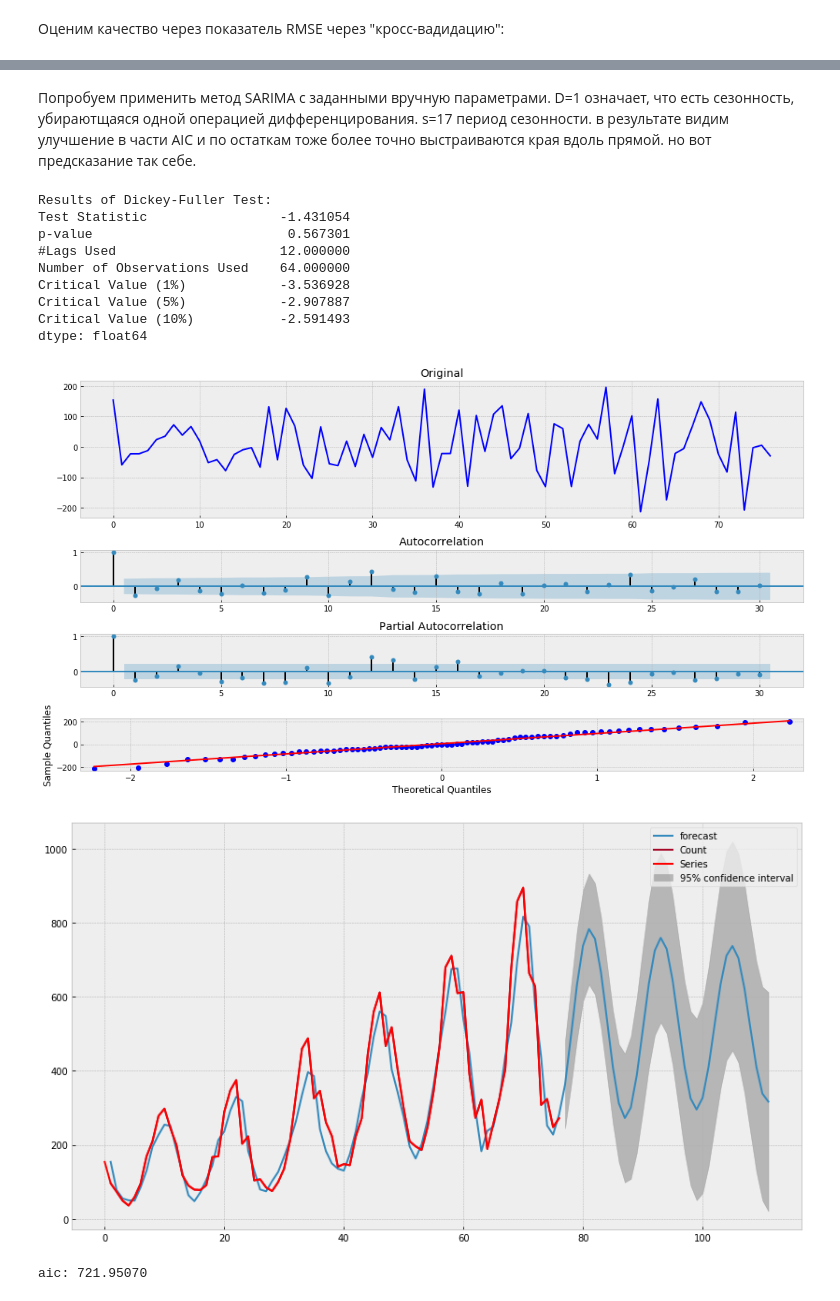
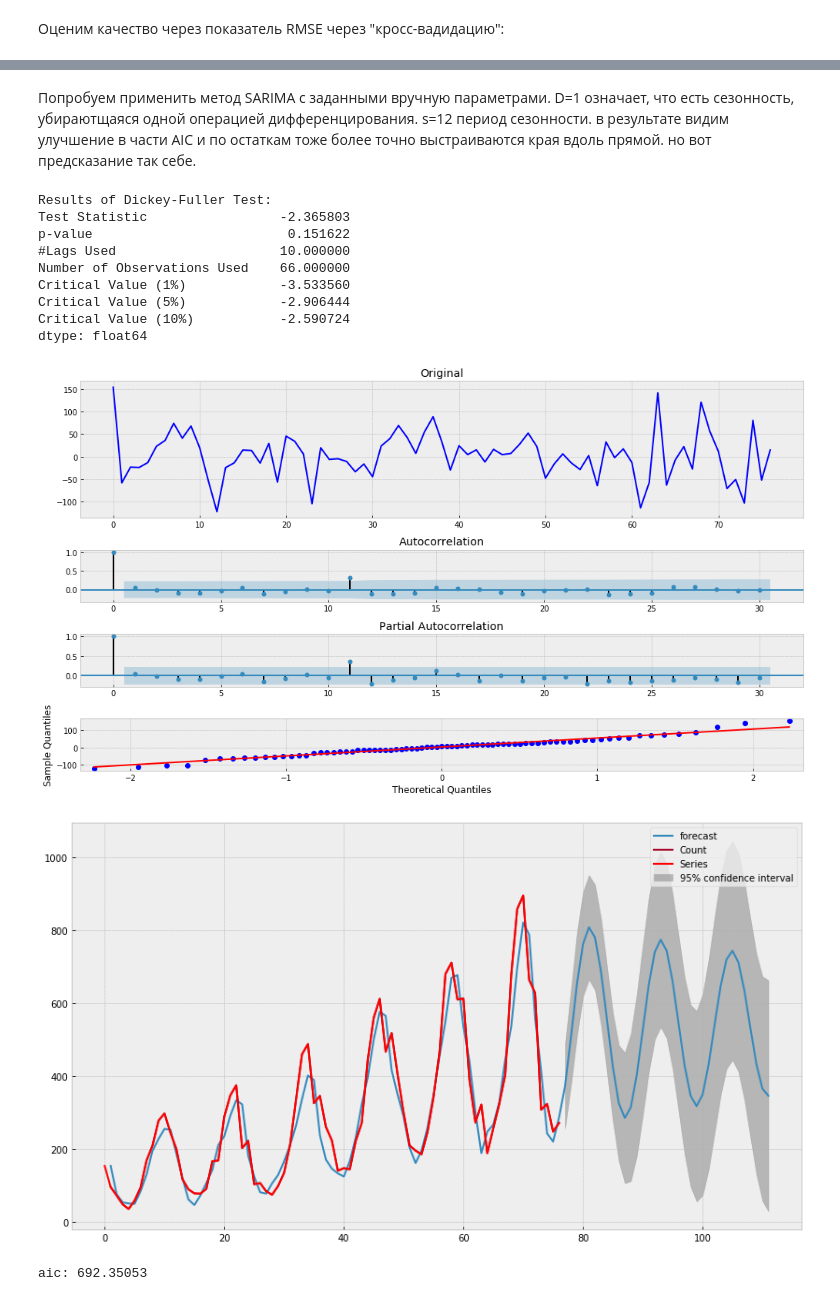
Before and after one commit to vladimirk3/TSML2-Lesson3-HW, a Jupyter notebook: TSML-2 Lesson3 Home work.ipynb, the cells around one changed output, grey strips where cells are left out. Saved outputs shown, nothing was run; the diff lists cells and outputs as text; code cells hidden in the pictures.

```diff
--- a/TSML-2 Lesson3 Home work.ipynb
+++ b/TSML-2 Lesson3 Home work.ipynb
@@ -70,7 +101,7 @@ dtype: float64
 Применим данные параметры и построим модель на основе модели ARIMA. Видимо, что распределние остатков близко к нормальному. Модель достаточно сносно предсказала границы, но не очень хорошо сам график. По кореллораммам видны небольшие автокорреляции за границей значимости. на QQ плоте видно, что данные по центру не идеально легли на эталонную прямую, плюс хвосты по краям имеют отклонения. следовательно, можно еще поработать над улучшением.
 # %%
 series = sales_of_company_x['Count']
-arima_man = smt.ARIMA(series , order=(3,1,2)).fit(method='mle', trend='nc')
+arima_man = smt.ARIMA(series , order=(5,1,2)).fit(method='mle', trend='nc')
 tsplot(arima_man.resid, lags=30)
 with plt.style.context('bmh'):
     plt.figure(figsize=(14,8))
@@ -273,31 +308,31 @@ MAPE =  0.24585108620977406
 # %% [markdown]
-Попробуем применить метод SARIMA с заданными вручную параметрами. D=1 означает, что есть сезонность, убираютщаяся одной операцией дифференцирования. s=17 период сезонности. в результате видим улучшение в части AIC и по остаткам тоже более точно выстраиваются края вдоль прямой. но вот предсказание так себе.
+Попробуем применить метод SARIMA с заданными вручную параметрами. D=1 означает, что есть сезонность, убираютщаяся одной операцией дифференцирования. s=12 период сезонности. в результате видим улучшение в части AIC и по остаткам тоже более точно выстраиваются края вдоль прямой. но вот предсказание так себе.
 # %%
 from statsmodels.tsa.statespace.sarimax import SARIMAX
 
-sarima_man = SARIMAX(series , order=(3,1,2), seasonal_order=(0,1,0,17)).fit(trend='nc')
+sarima_man = SARIMAX(series , order=(3,1,2), seasonal_order=(1,1,0,12)).fit(trend='nc')
 tsplot(sarima_man.resid, lags=30)
 with plt.style.context('bmh'):
     plt.figure(figsize=(14,8))
     ax = plt.axes()
     arima_man.plot_predict(1, len(series)+34, ax=ax)
     plt.plot(series, color='red', label='Series')
     plt.legend()
     plt.show()
 print('aic: {:6.5f}'.format(sarima_man.aic))
 # %% [output]
 Results of Dickey-Fuller Test:
-Test Statistic                 -1.431054
-p-value                         0.567301
-#Lags Used                     12.000000
-Number of Observations Used    64.000000
-Critical Value (1%)            -3.536928
-Critical Value (5%)            -2.907887
-Critical Value (10%)           -2.591493
+Test Statistic                 -2.365803
+p-value                         0.151622
+#Lags Used                     10.000000
+Number of Observations Used    66.000000
+Critical Value (1%)            -3.533560
+Critical Value (5%)            -2.906444
+Critical Value (10%)           -2.590724
 dtype: float64
-[figure, old version]
+[figure, new version]
-[figure, old version]
+[figure, new version]
-aic: 721.95070
+aic: 692.35053
 # %%
 sarima_man.plot_diagnostics(figsize=(16,6))
 plt.show()
```
Also changed, not shown: parts of 17 cells of this notebook.
